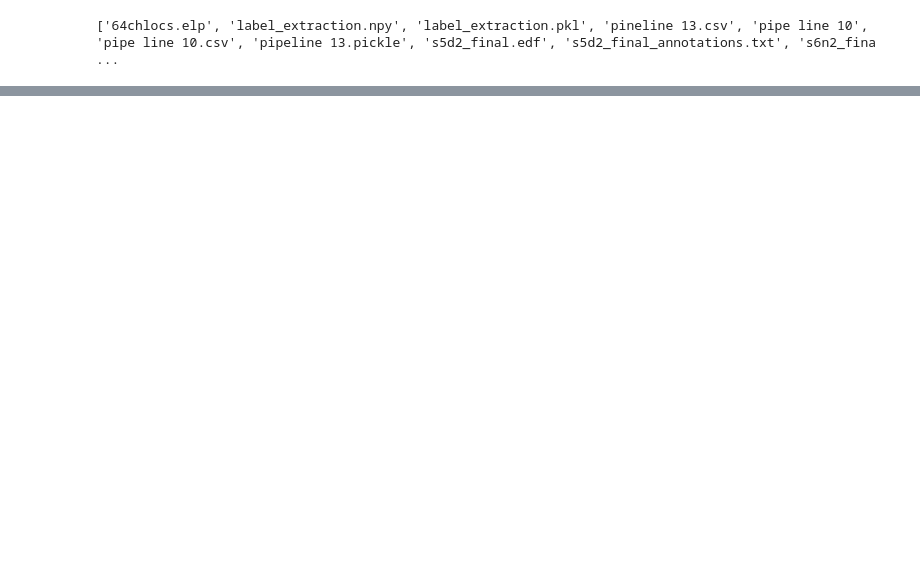
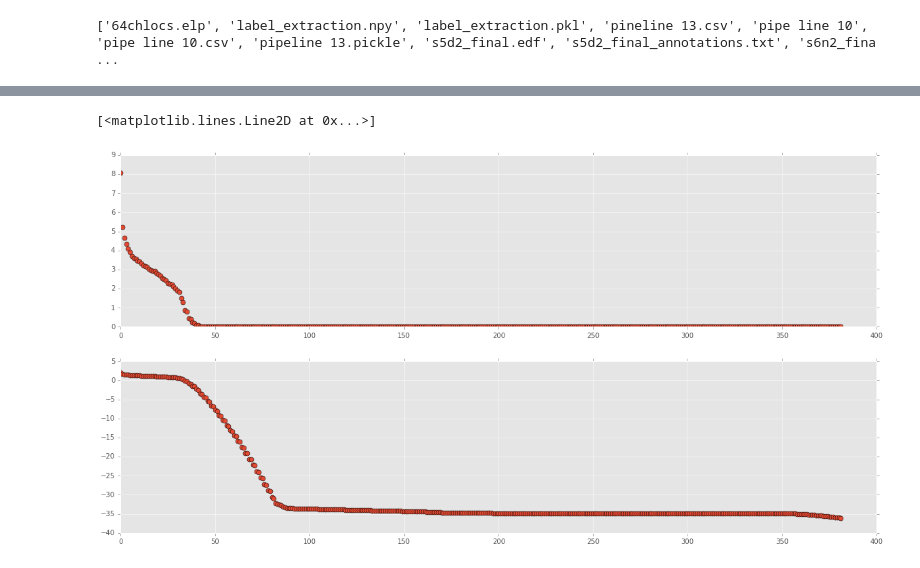
Before and after one commit to adowaconan/modification-pipelines, a Jupyter notebook: modification pipeline 17 - sampling spindles and non spindles.ipynb, the cells around one changed output, grey strips where cells are left out. Cells and saved outputs as stored; diff of their text form; code cells hidden in the pictures; blank space fills up the shorter version.

```diff
--- a/modification pipeline 17 - sampling spindles and non spindles.ipynb
+++ b/modification pipeline 17 - sampling spindles and non spindles.ipynb
@@ -141,0 +225,2 @@ with open('training data.p','wb') as handle:
+# %%
+normal_X = normalize(XX)
@@ -141,0 +261,11 @@ with open('training data.p','wb') as handle:
+# %%
+a,b,c=np.linalg.svd(normal_X)
+# %%
+plt.figure(figsize=(20,10))
+plt.subplot(2,1,1)
+plt.plot(np.arange(len(b)),b,'o',markersize=7)
+plt.subplot(2,1,2)
+plt.plot(np.arange(len(b)),np.log(b),'o',markersize=7)
+# %% [output]
+[<matplotlib.lines.Line2D at 0x...>]
+[figure, added]
```
Also changed, not shown: parts of 31 cells of this notebook, 3 other files.
